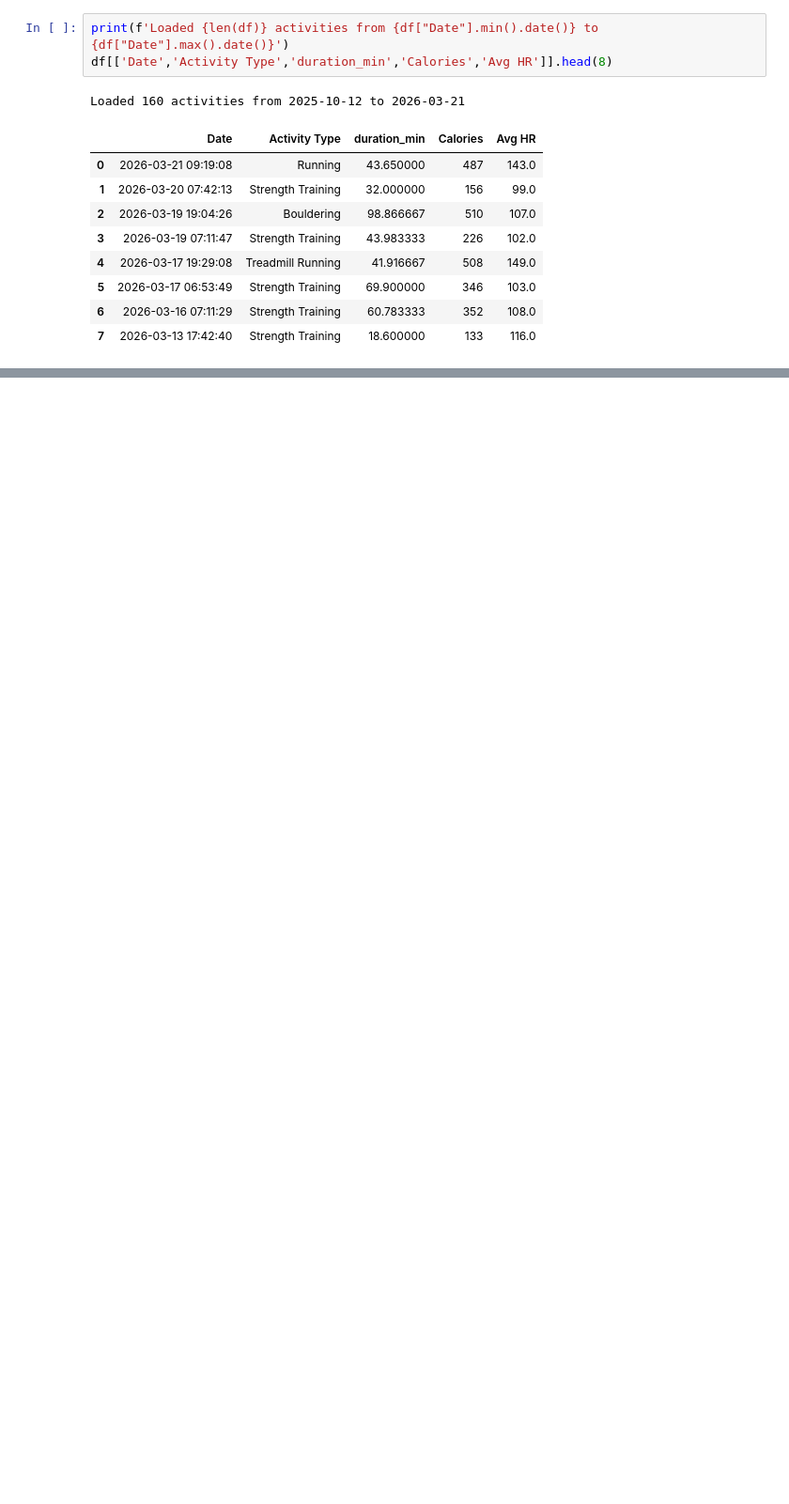
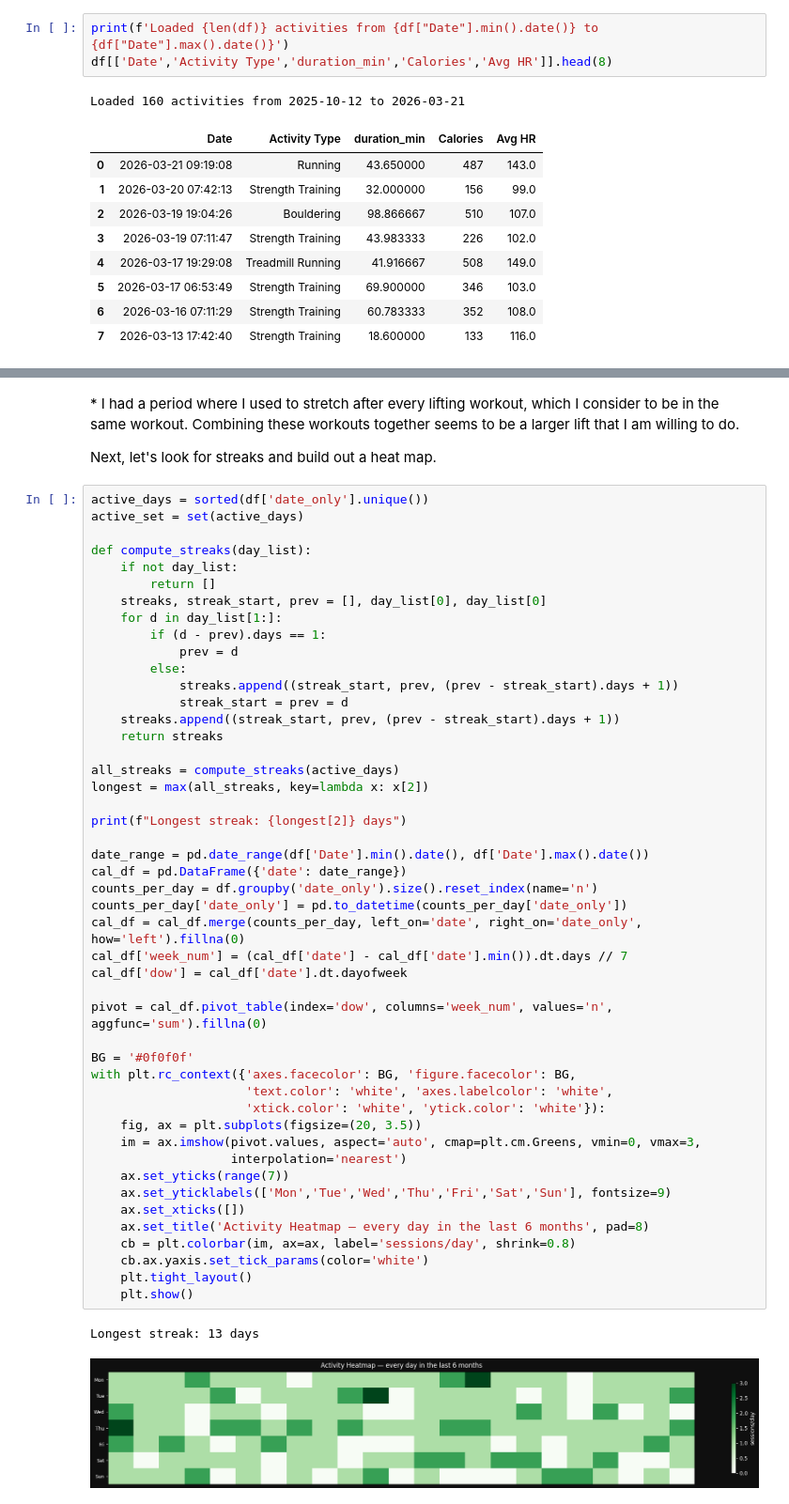
Before and after one commit to jinsung-kim/internet-experiments, a Jupyter notebook: garmin_analysis.ipynb, the cells around one changed output, grey strips where cells are left out. Shown at 94% size. Cells and saved outputs as stored; diff of their text form; blank space fills up the shorter version.

```diff
--- a/garmin_analysis.ipynb
+++ b/garmin_analysis.ipynb
@@ -118,0 +185,54 @@ Loaded 160 activities from 2025-10-12 to 2026-03-21
+# %% [markdown]
+\* I had a period where I used to stretch after every lifting workout, which I consider to be in the same workout. Combining these workouts together seems to be a larger lift that I am willing to do.
+
+Next, let's look for streaks and build out a heat map.
+# %%
+active_days = sorted(df['date_only'].unique())
+active_set = set(active_days)
+
+def compute_streaks(day_list):
+	if not day_list:
+		return []
+	streaks, streak_start, prev = [], day_list[0], day_list[0]
+	for d in day_list[1:]:
+		if (d - prev).days == 1:
+			prev = d
+		else:
+			streaks.append((streak_start, prev, (prev - streak_start).days + 1))
+			streak_start = prev = d
+	streaks.append((streak_start, prev, (prev - streak_start).days + 1))
+	return streaks
+
+all_streaks = compute_streaks(active_days)
+longest = max(all_streaks, key=lambda x: x[2])
+
+print(f"Longest streak: {longest[2]} days")
+
+date_range = pd.date_range(df['Date'].min().date(), df['Date'].max().date())
+cal_df = pd.DataFrame({'date': date_range})
+counts_per_day = df.groupby('date_only').size().reset_index(name='n')
+counts_per_day['date_only'] = pd.to_datetime(counts_per_day['date_only'])
+cal_df = cal_df.merge(counts_per_day, left_on='date', right_on='date_only', how='left').fillna(0)
+cal_df['week_num'] = (cal_df['date'] - cal_df['date'].min()).dt.days // 7
+cal_df['dow'] = cal_df['date'].dt.dayofweek
+
+pivot = cal_df.pivot_table(index='dow', columns='week_num', values='n', aggfunc='sum').fillna(0)
+
+BG = '#0f0f0f'
+with plt.rc_context({'axes.facecolor': BG, 'figure.facecolor': BG,
+					 'text.color': 'white', 'axes.labelcolor': 'white',
+					 'xtick.color': 'white', 'ytick.color': 'white'}):
+	fig, ax = plt.subplots(figsize=(20, 3.5))
+	im = ax.imshow(pivot.values, aspect='auto', cmap=plt.cm.Greens, vmin=0, vmax=3,
+				   interpolation='nearest')
+	ax.set_yticks(range(7))
+	ax.set_yticklabels(['Mon','Tue','Wed','Thu','Fri','Sat','Sun'], fontsize=9)
+	ax.set_xticks([])
+	ax.set_title('Activity Heatmap — every day in the last 6 months', pad=8)
+	cb = plt.colorbar(im, ax=ax, label='sessions/day', shrink=0.8)
+	cb.ax.yaxis.set_tick_params(color='white')
+	plt.tight_layout()
+	plt.show()
+# %% [output]
+Longest streak: 13 days
+[figure, added]
```
Also changed, not shown: parts of 4 cells of this notebook.
